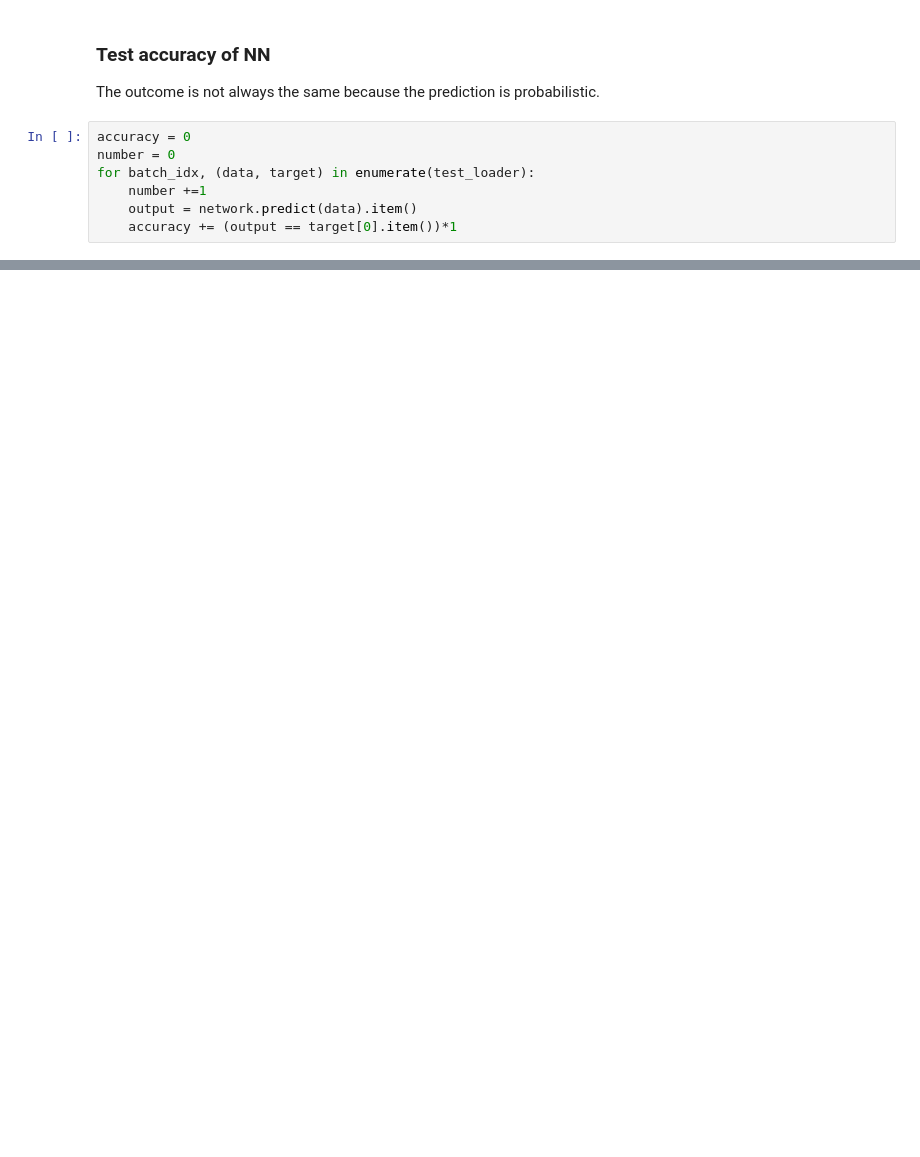
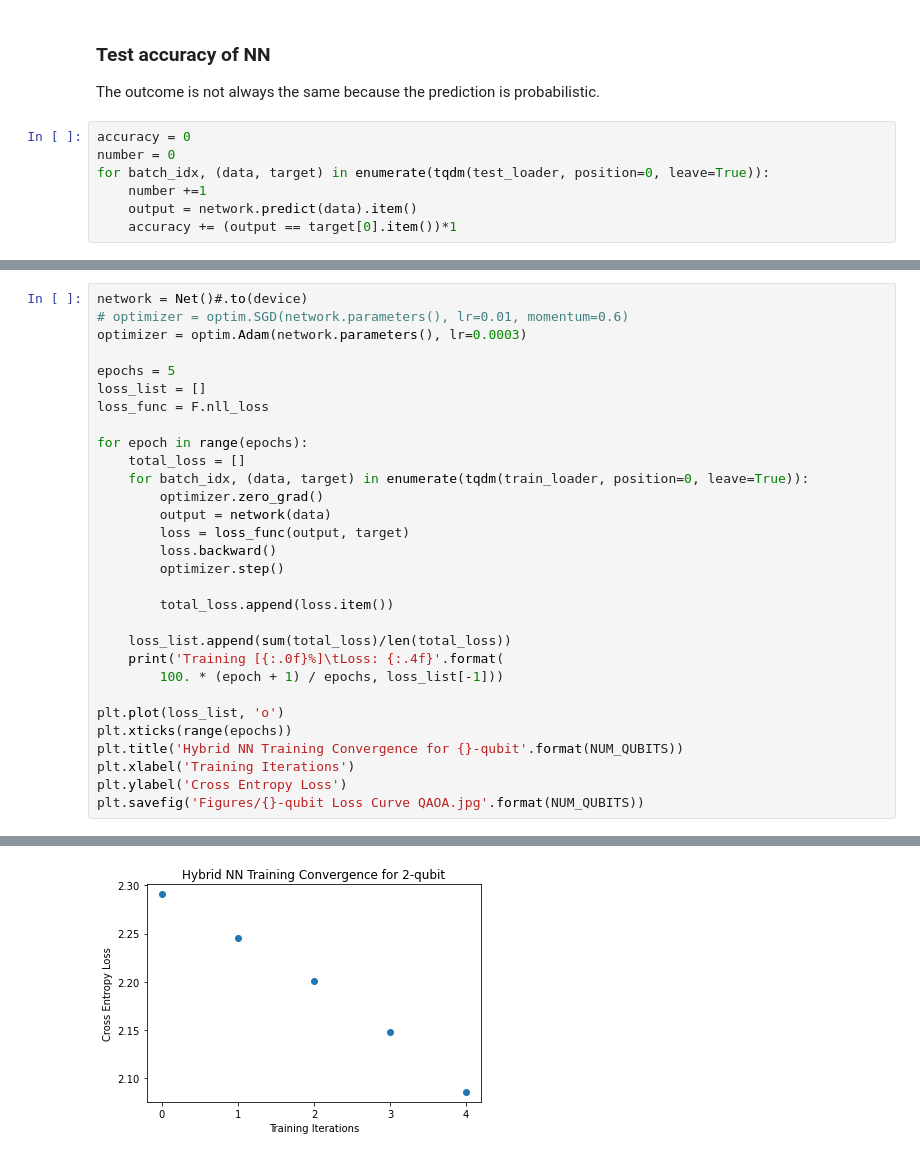
Before and after one commit to qiyaoliang/Quantum-Deep-Learning, a Jupyter notebook: MNIST01-QAOA/mnist01-QAOA.ipynb, the cells around one changed output, grey strips where cells are left out. Cells and saved outputs as stored; diff of their text form; blank space fills up the shorter version.

```diff
--- a/MNIST01-QAOA/mnist01-QAOA.ipynb
+++ b/MNIST01-QAOA/mnist01-QAOA.ipynb
@@ -387,7 +382,7 @@ The outcome is not always the same because the prediction is probabilistic.
 # %%
 accuracy = 0
 number = 0
-for batch_idx, (data, target) in enumerate(test_loader):
+for batch_idx, (data, target) in enumerate(tqdm(test_loader, position=0, leave=True)):
     number +=1
     output = network.predict(data).item()
     accuracy += (output == target[0].item())*1
@@ -414,0 +488,31 @@ with torch.no_grad():
+# %%
+network = Net()#.to(device)
+# optimizer = optim.SGD(network.parameters(), lr=0.01, momentum=0.6)
+optimizer = optim.Adam(network.parameters(), lr=0.0003)
+
+epochs = 5
+loss_list = []
+loss_func = F.nll_loss
+
+for epoch in range(epochs):
+    total_loss = []
+    for batch_idx, (data, target) in enumerate(tqdm(train_loader, position=0, leave=True)):
+        optimizer.zero_grad()
+        output = network(data)
+        loss = loss_func(output, target)
+        loss.backward()
+        optimizer.step()
+
+        total_loss.append(loss.item())
+
+    loss_list.append(sum(total_loss)/len(total_loss))
+    print('Training [{:.0f}%]\tLoss: {:.4f}'.format(
+        100. * (epoch + 1) / epochs, loss_list[-1]))
+
+plt.plot(loss_list, 'o')
+plt.xticks(range(epochs))
+plt.title('Hybrid NN Training Convergence for {}-qubit'.format(NUM_QUBITS))
+plt.xlabel('Training Iterations')
+plt.ylabel('Cross Entropy Loss')
+plt.savefig('Figures/{}-qubit Loss Curve QAOA.jpg'.format(NUM_QUBITS))
+# %% [output]
@@ -414,0 +524 @@ with torch.no_grad():
+[figure, added]
```
Also changed, not shown: parts of 27 cells of this notebook, 20 other files.
